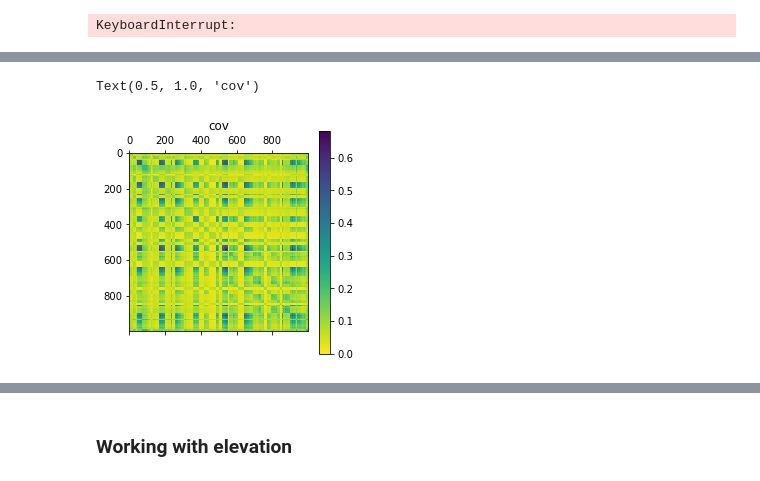
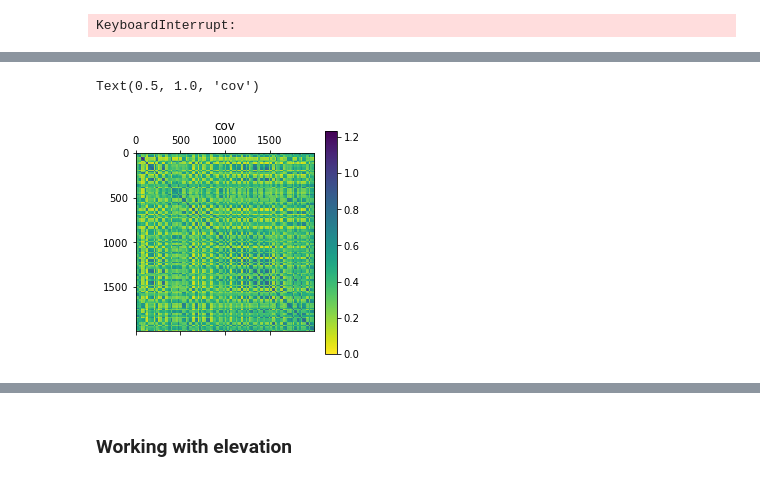
Before and after one commit to Huk-David/SpaDep_VCop, a Jupyter notebook: body/Forecasts.ipynb, the cells around one changed output, grey strips where cells are left out. Cells and saved outputs as stored; diff of their text form; code cells hidden in the pictures.

```diff
--- a/body/Forecasts.ipynb
+++ b/body/Forecasts.ipynb
@@ -582,0 +707,3 @@ KeyboardInterrupt:
+# %%
+cov_rain = np.cov(np.transpose(obs_norm_all))
+sim_cov_rain = scs.multivariate_normal(mean=np.zeros(len(dist_mat)),cov=cov_rain).rvs(size=25)
@@ -582,0 +749,6 @@ KeyboardInterrupt:
+# %%
+lim_mat = [0,2000]
+
+plt.matshow(Matern(length_scale=9000,nu=3.5).__call__(dist_mat[lim_mat[0]:lim_mat[1],lim_mat[0]:lim_mat[1]]),cmap='viridis_r',vmin=0)
+plt.colorbar()
+plt.title('cov')
@@ -583,7 +758,7 @@ KeyboardInterrupt:
 # %%
-plt.matshow(rain_cov[a:q,a:q],cmap='viridis_r',vmin=0)
+plt.matshow(cov_rain[lim_mat[0]:lim_mat[1],lim_mat[0]:lim_mat[1]],cmap='viridis_r',vmin=0)
 plt.colorbar()
 plt.title('cov')
 # %% [output]
 Text(0.5, 1.0, 'cov')
-[figure, old version]
+[figure, new version]
```
Also changed, not shown: parts of 20 cells of this notebook.
